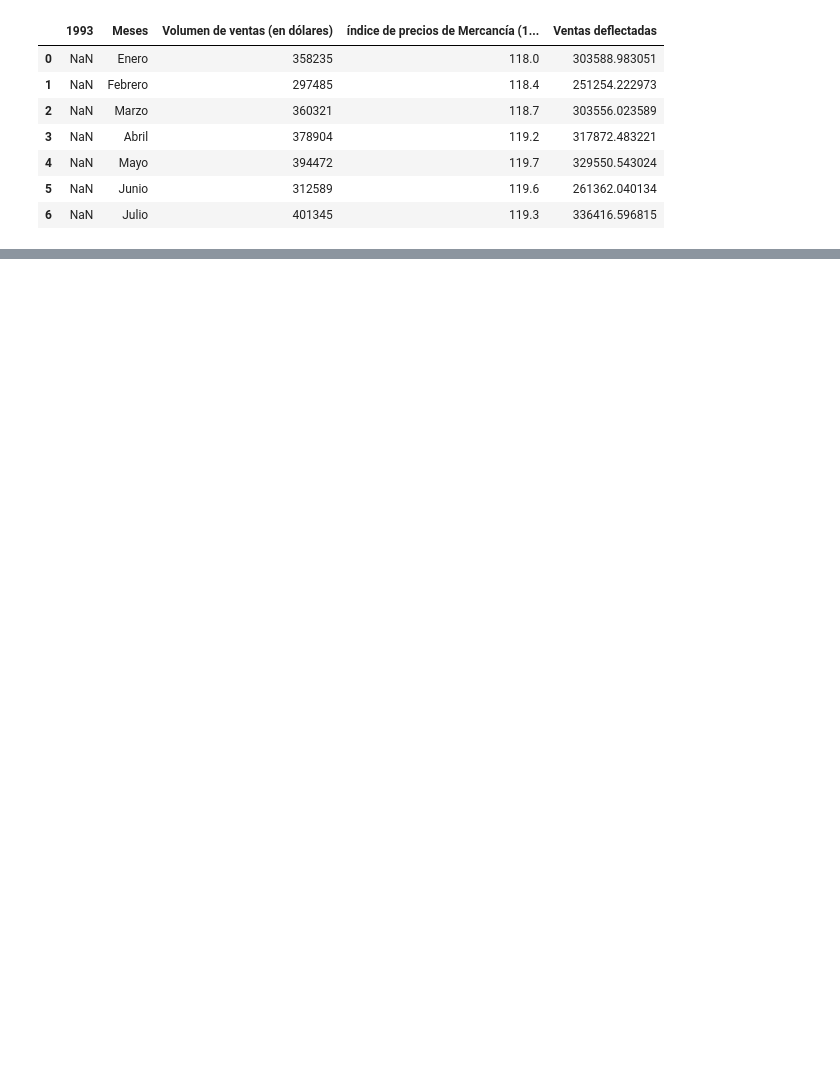
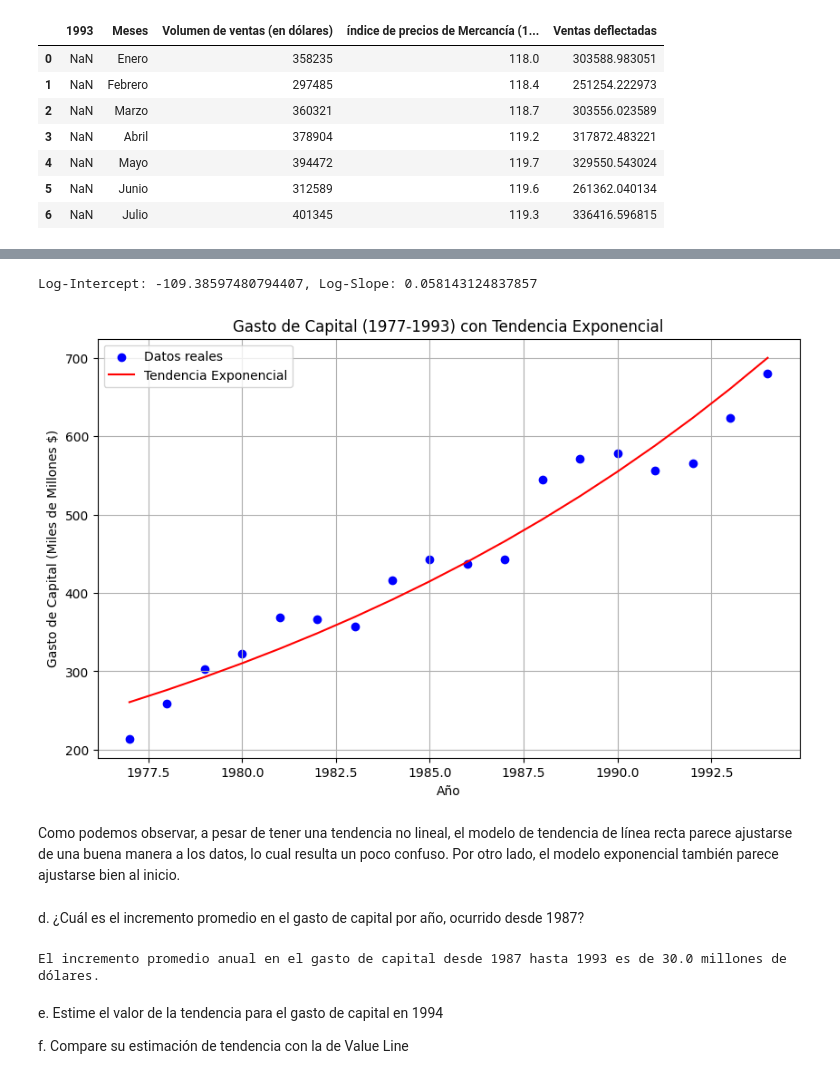
Before and after one commit to maferpy/unidad9, a Jupyter notebook: pronosticos.ipynb, the cells around one changed output, grey strips where cells are left out. Drawn from its saved outputs; the diff is of its cells as text; code cells hidden in the pictures; blank space fills up the shorter version.

```diff
--- a/pronosticos.ipynb
+++ b/pronosticos.ipynb
@@ -1050,0 +1129,67 @@ Estos componentes son:
+# %%
+import numpy as np
+import pandas as pd
+from sklearn.linear_model import LinearRegression
+import matplotlib.pyplot as plt
+
+
+# Transformación logarítmica de la variable dependiente
+df6['log_miles'] = np.log(df6['miles'])
+
+# Ajustando el modelo de regresión lineal al logaritmo de los datos
+X = df6[['anio']]  # Variable independiente
+y = df6['log_miles']  # Logaritmo de la variable dependiente
+model = LinearRegression()
+model.fit(X, y)
+
+# Obteniendo los coeficientes
+log_intercept = model.intercept_
+log_slope = model.coef_[0]
+
+# Predicciones del modelo en la escala logarítmica
+df6['log_pred'] = model.predict(X)
+
+# Convertir las predicciones logarítmicas de nuevo a la escala original
+df6['exp_pred'] = np.exp(df6['log_pred'])
+
+# Resultados y gráfico
+print(f'Log-Intercept: {log_intercept}, Log-Slope: {log_slope}')
+
+# Gráfico de los datos originales y la línea de tendencia exponencial
+plt.figure(figsize=(10, 6))
+plt.scatter(df6['anio'], df6['miles'], color='blue', label='Datos reales')
+plt.plot(df6['anio'], df6['exp_pred'], color='red', label='Tendencia Exponencial')
+plt.title('Gasto de Capital (1977-1993) con Tendencia Exponencial')
+plt.xlabel('Año')
+plt.ylabel('Gasto de Capital (Miles de Millones $)')
+plt.legend()
+plt.grid(True)
+plt.show()
+# %% [output]
+Log-Intercept: -109.38597480794407, Log-Slope: 0.058143124837857
+[figure, added]
+# %% [markdown]
+Como podemos observar, a pesar de tener una tendencia no lineal, el modelo de tendencia de línea recta parece ajustarse de una buena manera a los datos, lo cual resulta un poco confuso. Por otro lado, el modelo exponencial también parece ajustarse bien al inicio.
+# %% [markdown]
+d. ¿Cuál es el incremento promedio en el gasto de capital por año, ocurrido desde 1987?
+# %%
+import numpy as np
+import pandas as pd
+
+
+# Extraer los valores para 1987 y 1993
+gasto_1987 = df6.loc[df6['anio'] == 1987, 'miles'].values[0]
+gasto_1993 = df6.loc[df6['anio'] == 1993, 'miles'].values[0]
+
+# Calcular el incremento promedio anual
+incremento_total = gasto_1993 - gasto_1987
+años = 1993 - 1987
+incremento_promedio_anual = incremento_total / años
+
+print(f"El incremento promedio anual en el gasto de capital desde 1987 hasta 1993 es de {incremento_promedio_anual} millones de dólares.")
+# %% [output]
+El incremento promedio anual en el gasto de capital desde 1987 hasta 1993 es de 30.0 millones de dólares.
+# %% [markdown]
+e. Estime el valor de la tendencia para el gasto de capital en 1994
+
+f. Compare su estimación de tendencia con la de Value Line
```
Also changed, not shown: parts of 24 cells of this notebook.
